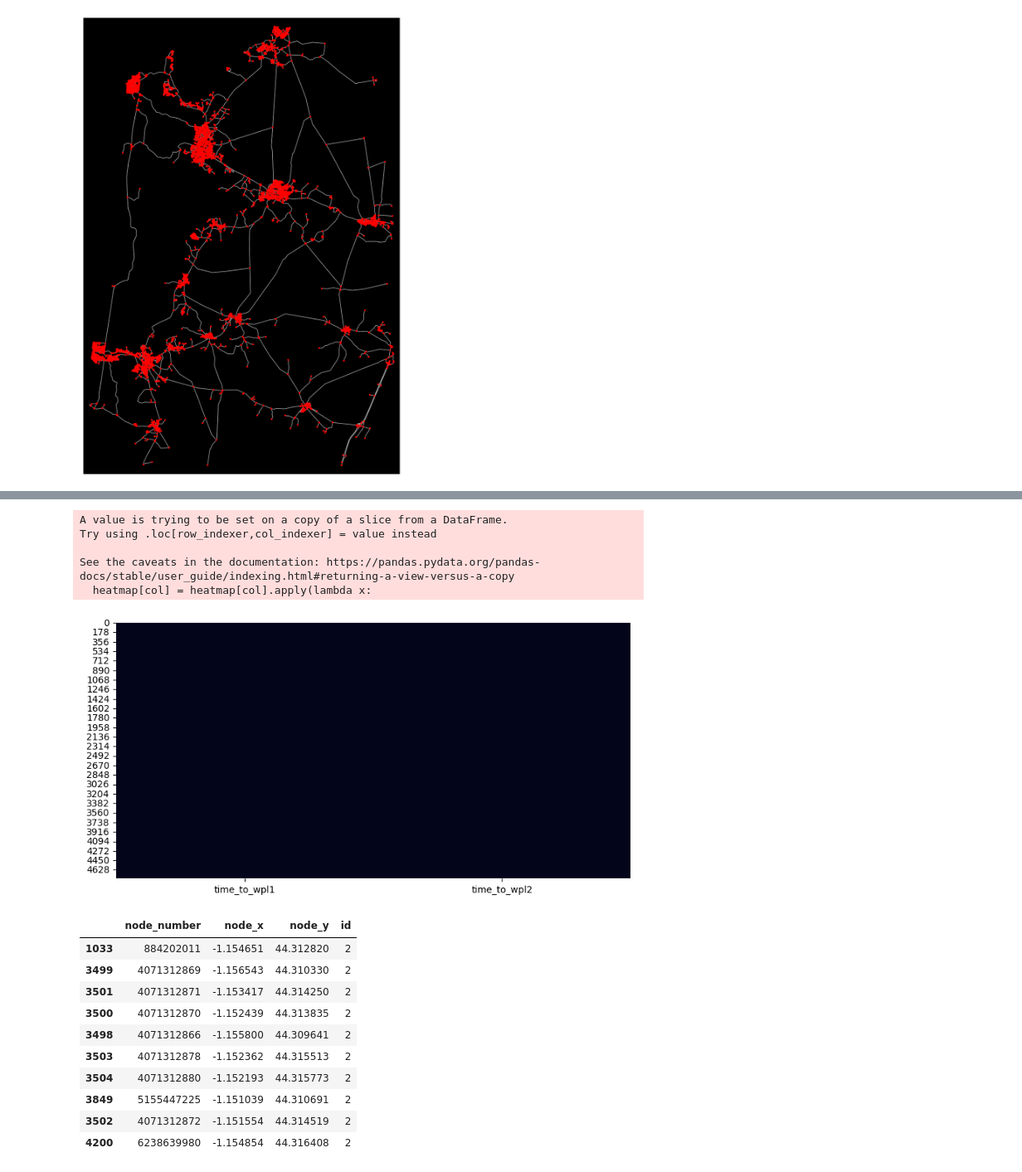
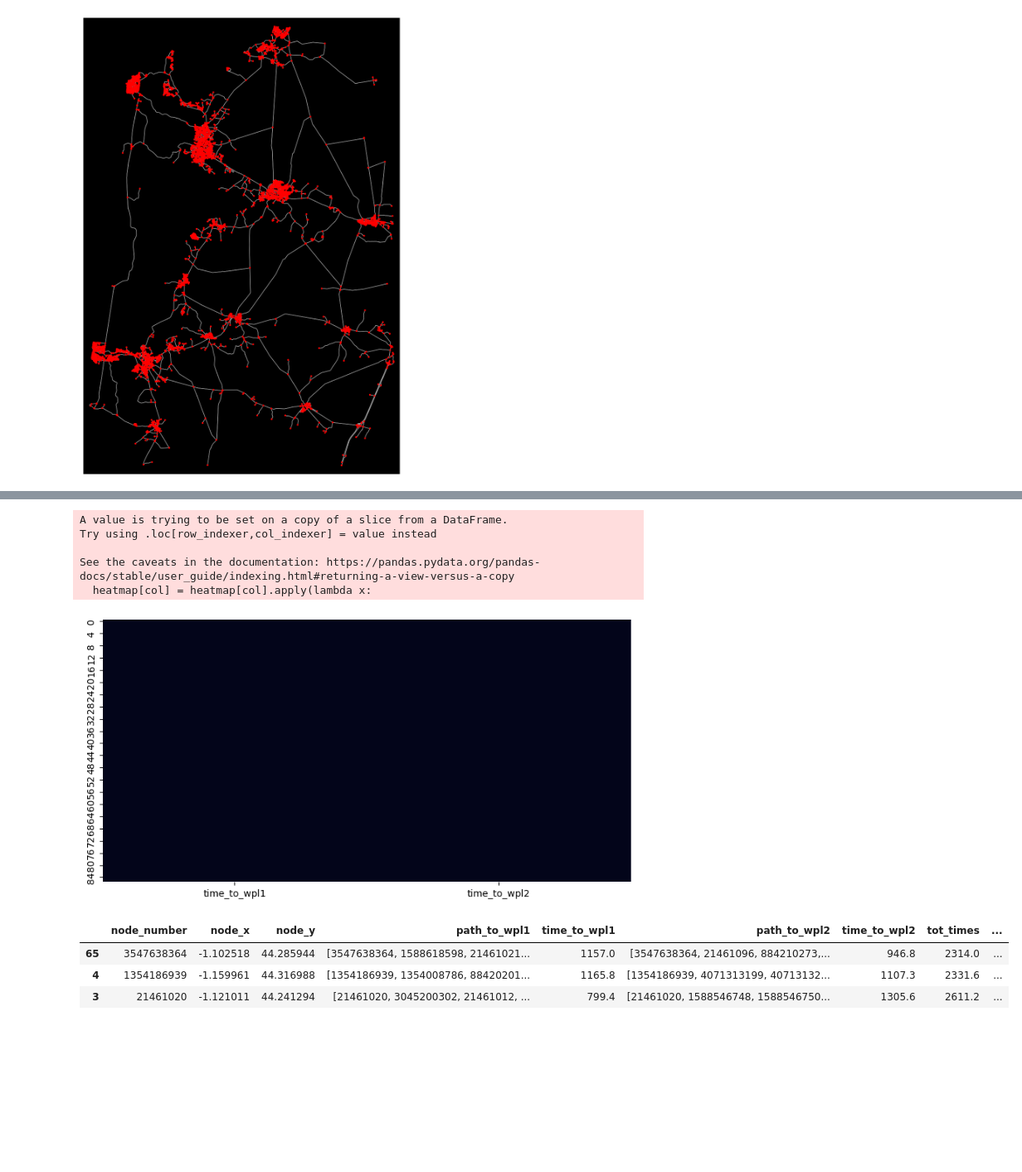
Before and after one commit to loicchamberlin/optimum-time-place-to-live, a Jupyter notebook: data_analysis_of_main.ipynb, the cells around one changed output, grey strips where cells are left out. Shown at 83% size. Saved outputs shown, nothing was run; the diff lists cells and outputs as text; code cells hidden in the pictures; blank space fills up the shorter version.

```diff
--- a/data_analysis_of_main.ipynb
+++ b/data_analysis_of_main.ipynb
@@ -16,4 +15,4 @@ graph_visualisation(graph)
 # %% [output]
 [figure]
 # %%
-df = get_all_path_and_times(workplace1,workplace2)
+df = get_all_path_and_times(workplace1, workplace2, min_samples=1)
@@ -39,39 +39,22 @@ df.head(1000)
-# %%
-heatmap = df[['time_to_wpl1','time_to_wpl2']]
-for col in heatmap.columns:
-    heatmap[col] = heatmap[col].apply(lambda x:
-                       0.3 if pd.isnull(x) else  #nan -> purple
-                      (0.7 if np.isinf(x) else   #inf -> orange
-                      (0 if x!=0 else 1) ))      # 0  -> white
-
-fig, ax = plt.subplots(figsize=(10,5))
-sns.heatmap(heatmap, vmin=0, vmax=1, cbar=False, ax=ax)
-plt.show()
-# %% [output]
-A value is trying to be set on a copy of a slice from a DataFrame.
-Try using .loc[row_indexer,col_indexer] = value instead
-
-See the caveats in the documentation: https://pandas.pydata.org/pandas-docs/stable/user_guide/indexing.html#returning-a-view-versus-a-copy
-  heatmap[col] = heatmap[col].apply(lambda x:
-[figure, removed]
+# %%
+time_analysis(df)
+# %% [output]
+A value is trying to be set on a copy of a slice from a DataFrame.
+Try using .loc[row_indexer,col_indexer] = value instead
+
+See the caveats in the documentation: https://pandas.pydata.org/pandas-docs/stable/user_guide/indexing.html#returning-a-view-versus-a-copy
+  heatmap[col] = heatmap[col].apply(lambda x:
+[figure, added]
 # %%
 # Calculate the sum of 'time_to_wpl1' and 'time_to_wpl2' columns
-first_10_min_rows = top_10_fastest_routes(df)
-first_10_min_rows['id'] =  2
+first_min_rows = top_fastest_routes(df,3)
 
-results = first_10_min_rows.drop(['path_to_wpl1',	'time_to_wpl1',	'path_to_wpl2',	'time_to_wpl2', 'sum_times',	'diff_times',	'tot_times'],axis=1)
+results = first_min_rows.drop(['sum_times',	'diff_times'],axis=1)
 results
 # %% [output]
-|  | node_number | node_x | node_y | id |
-| 1033 | 884202011 | -1.154651 | 44.312820 | 2 |
-| 3499 | 4071312869 | -1.156543 | 44.310330 | 2 |
-| 3501 | 4071312871 | -1.153417 | 44.314250 | 2 |
-| 3500 | 4071312870 | -1.152439 | 44.313835 | 2 |
-| 3498 | 4071312866 | -1.155800 | 44.309641 | 2 |
-| 3503 | 4071312878 | -1.152362 | 44.315513 | 2 |
-| 3504 | 4071312880 | -1.152193 | 44.315773 | 2 |
-| 3849 | 5155447225 | -1.151039 | 44.310691 | 2 |
-| 3502 | 4071312872 | -1.151554 | 44.314519 | 2 |
-| 4200 | 6238639980 | -1.154854 | 44.316408 | 2 |
+|  | node_number | node_x | node_y | path_to_wpl1 | time_to_wpl1 | path_to_wpl2 | time_to_wpl2 | tot_times | ... |
+| 65 | 3547638364 | -1.102518 | 44.285944 | [3547638364, 1588618598, 21461021... | 1157.0 | [3547638364, 21461096, 884210273,... | 946.8 | 2314.0 | ... |
+| 4 | 1354186939 | -1.159961 | 44.316988 | [1354186939, 1354008786, 88420201... | 1165.8 | [1354186939, 4071313199, 40713132... | 1107.3 | 2331.6 | ... |
+| 3 | 21461020 | -1.121011 | 44.241294 | [21461020, 3045200302, 21461012, ... | 799.4 | [21461020, 1588546748, 1588546750... | 1305.6 | 2611.2 | ... |
 # %%
 # creating pandas dataframe to stock the value
```
Also changed, not shown: parts of 10 cells of this notebook, 4 other files.
